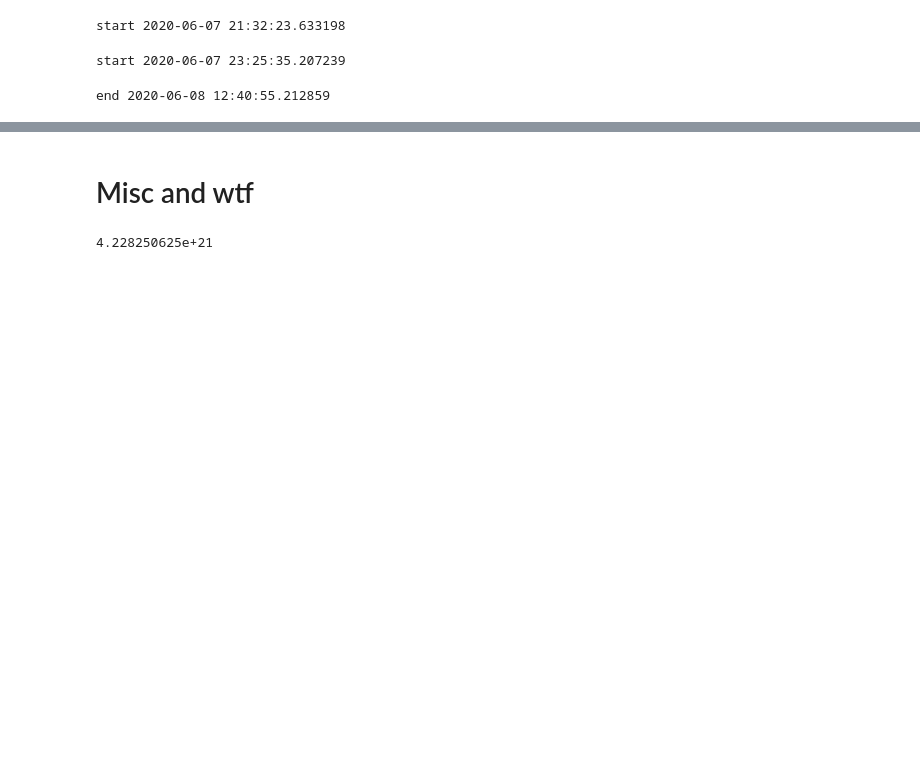
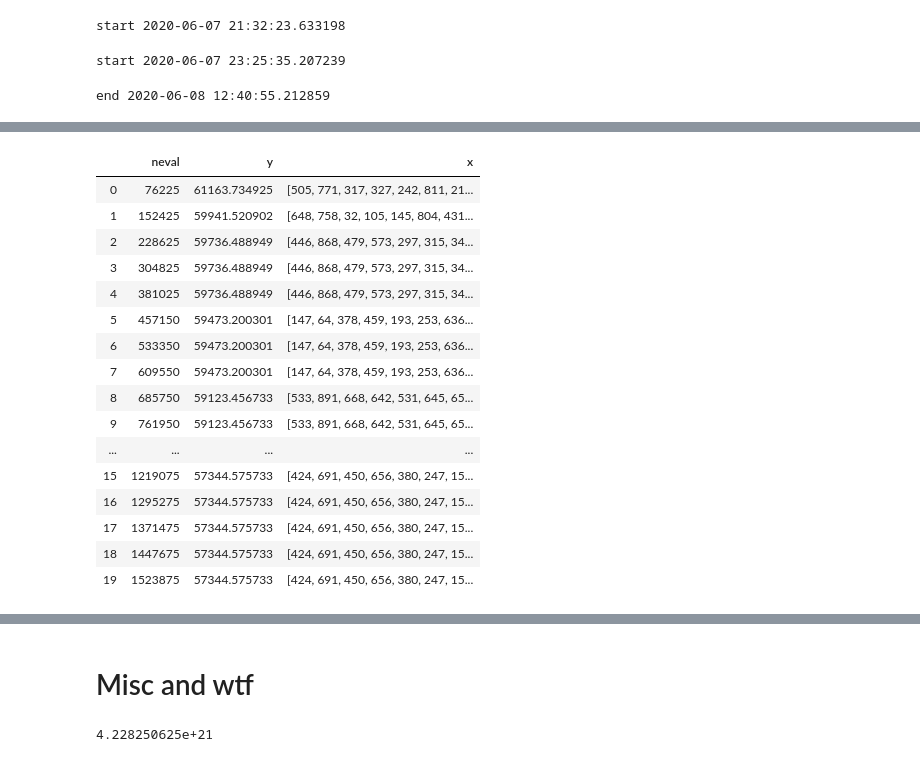
Before and after one commit to matejmojzes/18heur-2020, a Jupyter notebook: assignments/Poliak/triangles.ipynb, the cells around one changed output, grey strips where cells are left out. Saved outputs shown, nothing was run; the diff lists cells and outputs as text; code cells hidden in the pictures; blank space fills up the shorter version.

```diff
--- a/assignments/Poliak/triangles.ipynb
+++ b/assignments/Poliak/triangles.ipynb
@@ -341,0 +371,20 @@ with open('me_big.pickle', 'rb') as handle:
+# %%
+me_big["log_data"]
+# %% [output]
+|  | neval | y | x |
+| 0 | 76225 | 61163.734925 | [505, 771, 317, 327, 242, 811, 21... |
+| 1 | 152425 | 59941.520902 | [648, 758, 32, 105, 145, 804, 431... |
+| 2 | 228625 | 59736.488949 | [446, 868, 479, 573, 297, 315, 34... |
+| 3 | 304825 | 59736.488949 | [446, 868, 479, 573, 297, 315, 34... |
+| 4 | 381025 | 59736.488949 | [446, 868, 479, 573, 297, 315, 34... |
+| 5 | 457150 | 59473.200301 | [147, 64, 378, 459, 193, 253, 636... |
+| 6 | 533350 | 59473.200301 | [147, 64, 378, 459, 193, 253, 636... |
+| 7 | 609550 | 59473.200301 | [147, 64, 378, 459, 193, 253, 636... |
+| 8 | 685750 | 59123.456733 | [533, 891, 668, 642, 531, 645, 65... |
+| 9 | 761950 | 59123.456733 | [533, 891, 668, 642, 531, 645, 65... |
+| ... | ... | ... | ... |
+| 15 | 1219075 | 57344.575733 | [424, 691, 450, 656, 380, 247, 15... |
+| 16 | 1295275 | 57344.575733 | [424, 691, 450, 656, 380, 247, 15... |
+| 17 | 1371475 | 57344.575733 | [424, 691, 450, 656, 380, 247, 15... |
+| 18 | 1447675 | 57344.575733 | [424, 691, 450, 656, 380, 247, 15... |
+| 19 | 1523875 | 57344.575733 | [424, 691, 450, 656, 380, 247, 15... |
```
Also changed, not shown: parts of 6 cells of this notebook.
